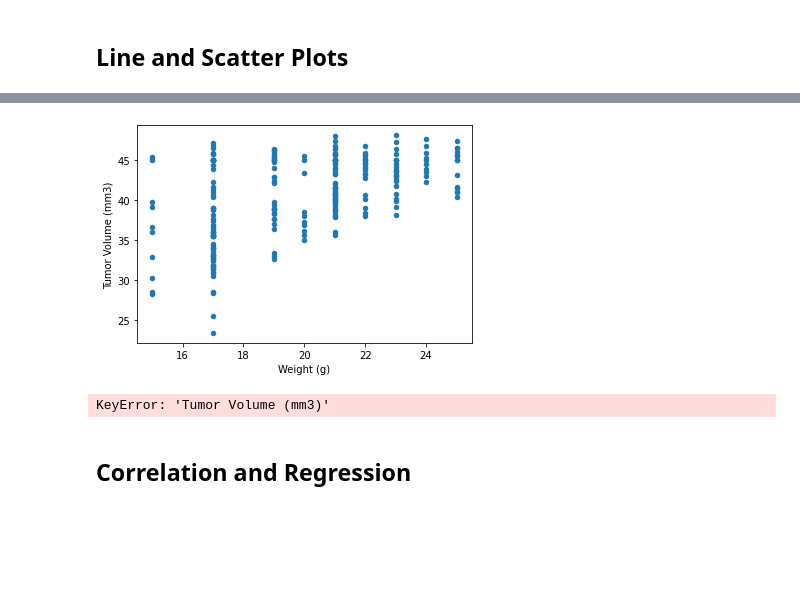
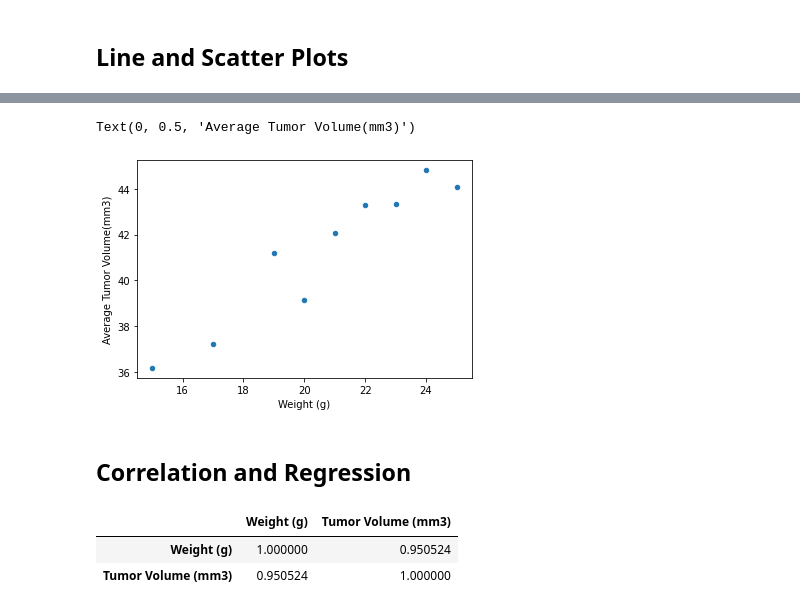
Before and after one commit to baileykayla953/Matplotlib-Challenge-, a Jupyter notebook: Matplotlib.ipynb, the cells around one changed output, grey strips where cells are left out. Drawn from its saved outputs; the diff is of its cells as text; code cells hidden in the pictures; blank space fills up the shorter version.

```diff
--- a/Matplotlib.ipynb
+++ b/Matplotlib.ipynb
@@ -361,9 +360,9 @@ TypeError: 'str' object is not callable
 # Generate a scatter plot of average tumor volume vs. mouse weight for the Capomulin regimen
 
 scatter_df= cleaned_mouse_df[cleaned_mouse_df['Drug Regimen'] == 'Capomulin']
-scatter_df2 = scatter_df.groupby('Tumor Volume (mm3)')['Weight (g)'].agg('mean')
+scatter_df2 = scatter_df.groupby('Weight (g)')['Tumor Volume (mm3)'].agg('mean').reset_index()
 
-scatter_df2.reset_index(inplace=True)
+
 
 scatter_df2.describe()
 # %% [output]
@@ -371,27 +378,22 @@ TypeError: Cannot reset_index inplace on a Series to create a DataFrame
-# %%
-
-
-
-scatter_df.plot(kind="scatter", y="Tumor Volume (mm3)", x="Weight (g)")
-plt.show()
-# %% [output]
-[figure, removed]
-# %%
-scatter_df.loc['Tumor Volume (mm3)']
-scatter_df.loc['Weight (g)']
-
-#plt.scatter(scatter_df[0], scatter_df[1])
-
-
-
-#plt.xlabel("Tumor Volume (mm3)")
-#plt.ylabel("Tumor Volume (mm3)")
-#plt.title("Capomulin treatement of mouse i557")
-#scatter_df
-# %% [output]
-KeyError: 'Tumor Volume (mm3)'
+# %%
+# Generate a scatter plot of average tumor volume vs. mouse weight for the Capomulin regimen
+
+
+
+plt1=scatter_df2.plot(kind="scatter", y="Tumor Volume (mm3)", x="Weight (g)")
+plt1.set_xlabel("Weight (g)")
+plt1.set_ylabel("Average Tumor Volume(mm3)")
+# %% [output]
+Text(0, 0.5, 'Average Tumor Volume(mm3)')
+[figure, added]
 # %% [markdown]
 ## Correlation and Regression
 # %%
 # Calculate the correlation coefficient and linear regression model
 # for mouse weight and average tumor volume for the Capomulin regimen
+
+scatter_df2.corr()
+# %% [output]
+|  | Weight (g) | Tumor Volume (mm3) |
+| Weight (g) | 1.000000 | 0.950524 |
+| Tumor Volume (mm3) | 0.950524 | 1.000000 |
```
Also changed, not shown: parts of 4 cells of this notebook.
